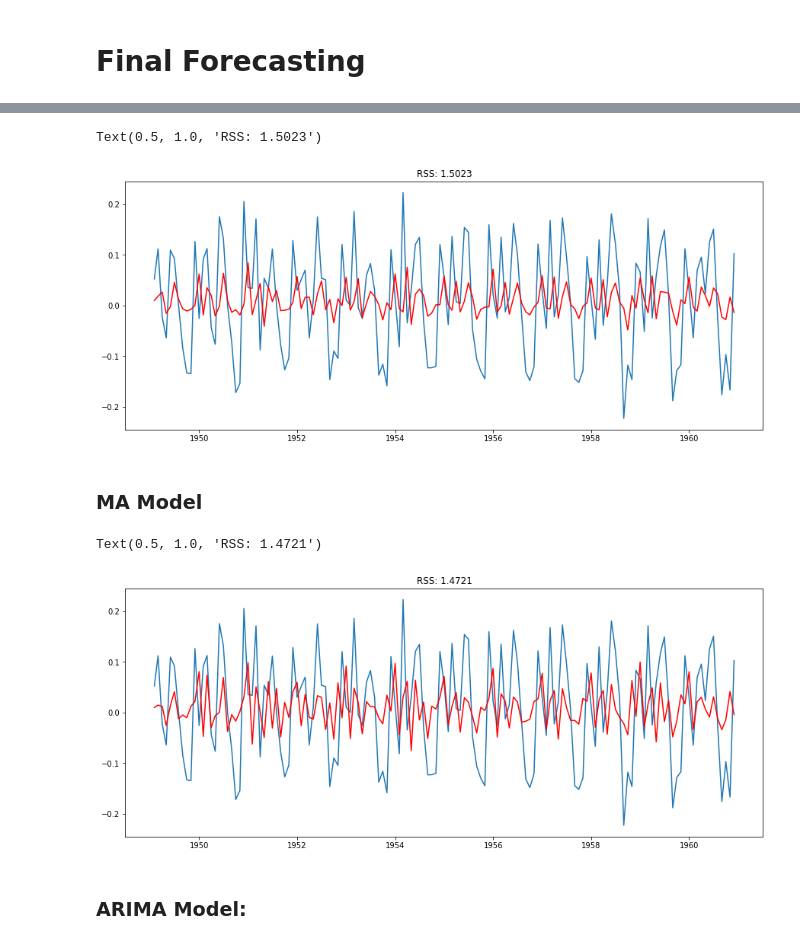
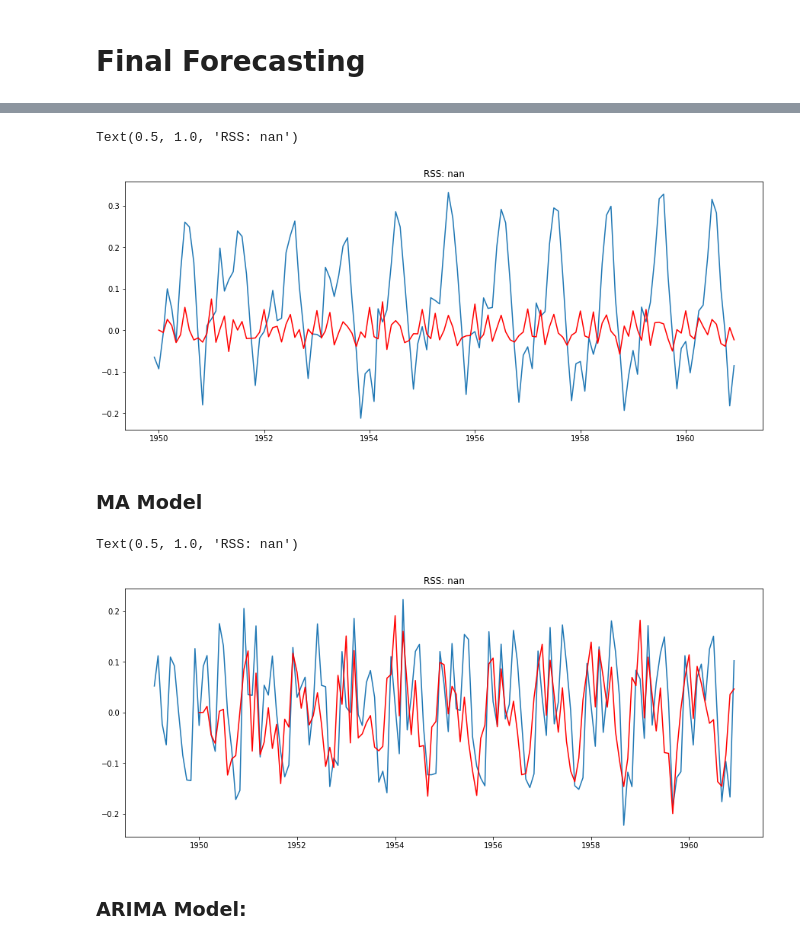
Before and after one commit to ironhack-bcn-data-pt/notebooks, a Jupyter notebook: 13.2.1.TimeSeriesAnalysis.ipynb, the cells around one changed output, grey strips where cells are left out. Drawn from its saved outputs; the diff is of its cells as text; code cells hidden in the pictures.

```diff
--- a/13.2.1.TimeSeriesAnalysis.ipynb
+++ b/13.2.1.TimeSeriesAnalysis.ipynb
@@ -27,5 +55,4 @@ Check https://strftime.org/ for formatting options.
 # %%
-import datetime
-dateparse = lambda dates: datetime.datetime.strptime(dates, '%Y-%m')
-dateparse('1982-01')
+dateparse = lambda dates: datetime.strptime(dates, '%Y-%m')
+dateparse('1987-02')
 # %% [output]
@@ -41,6 +68,6 @@ fecha.strftime('%A, %Y-%m-%d %H:%M')
 # %% [output]
 datetime.datetime(2013, 9, 30, 0, 0)
 # %%
-data = pd.read_csv('data/AirPassengers.csv', date_parser=dateparse, parse_dates=['Month'], index_col='Month')
+data = pd.read_csv('data/AirPassengers.csv', date_parser=dateparse, parse_dates=['Month'])
 data.head()
 # %% [output]
@@ -53,0 +80,2 @@ data.head()
+# %%
+data.set_index('Month', inplace=True)
@@ -434,0 +583,3 @@ plt.tight_layout()
+# %%
+model = ARIMA(ts_log_moving_avg_diff, order=(2, 1, 0))
+results_AR = model.fit(disp=-1)
@@ -435,26 +591,20 @@ plt.tight_layout()
 # %%
-#MA model:
-
-model = ARIMA(ts_log, order=(2, 1, 0))
-results_AR = model.fit(disp=-1)
-
-
-plt.plot(ts_log_diff)
+plt.plot(ts_log_moving_avg_diff)
 plt.plot(results_AR.fittedvalues, color='red')
-plt.title('RSS: %.4f'% sum((results_AR.fittedvalues-ts_log_diff)**2))
+plt.title('RSS: %.4f'% sum((results_AR.fittedvalues-ts_log_moving_avg_diff)**2))
 # %% [output]
-Text(0.5, 1.0, 'RSS: 1.5023')
+Text(0.5, 1.0, 'RSS: nan')
-[figure, old version]
+[figure, new version]
 # %% [markdown]
 ### MA Model
 # %%
-model = ARIMA(ts_log, order=(0, 1, 2))
+model = ARIMA(ts_log_moving_avg_diff, order=(0, 1, 2))
 results_MA = model.fit(disp=-1)
 plt.plot(ts_log_diff)
 plt.plot(results_MA.fittedvalues, color='red')
-plt.title('RSS: %.4f'% sum((results_MA.fittedvalues-ts_log_diff)**2))
+plt.title('RSS: %.4f'% sum((results_MA.fittedvalues-ts_log_moving_avg_diff)**2))
 # %% [output]
-Text(0.5, 1.0, 'RSS: 1.4721')
+Text(0.5, 1.0, 'RSS: nan')
-[figure, old version]
+[figure, new version]
 # %% [markdown]
 ### ARIMA Model:
```
Also changed, not shown: parts of 71 cells of this notebook.
